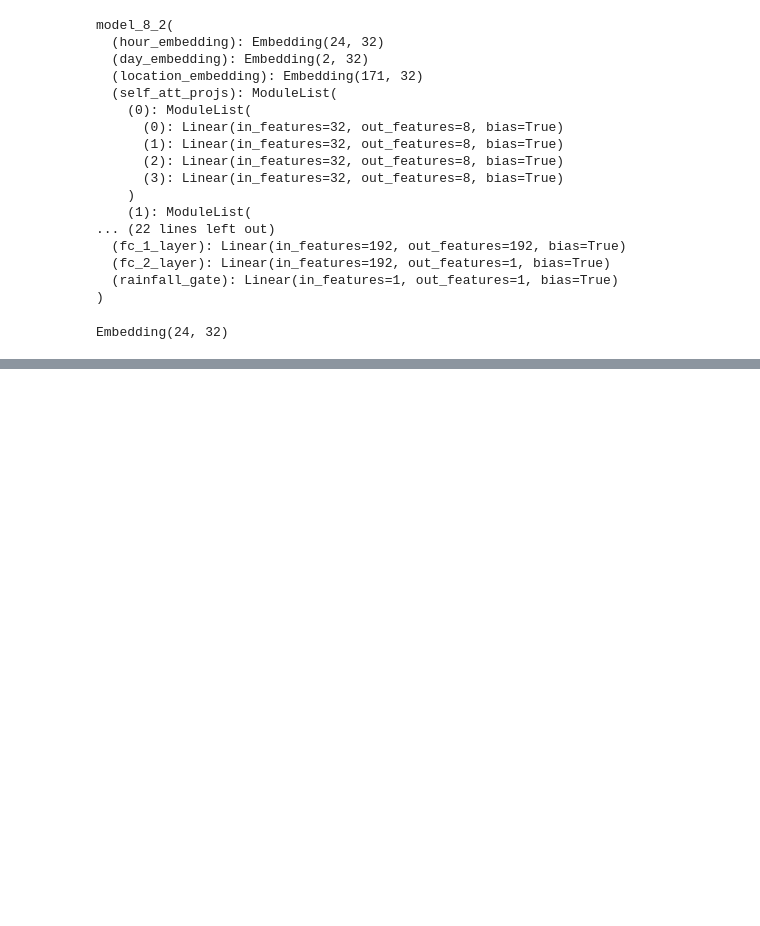
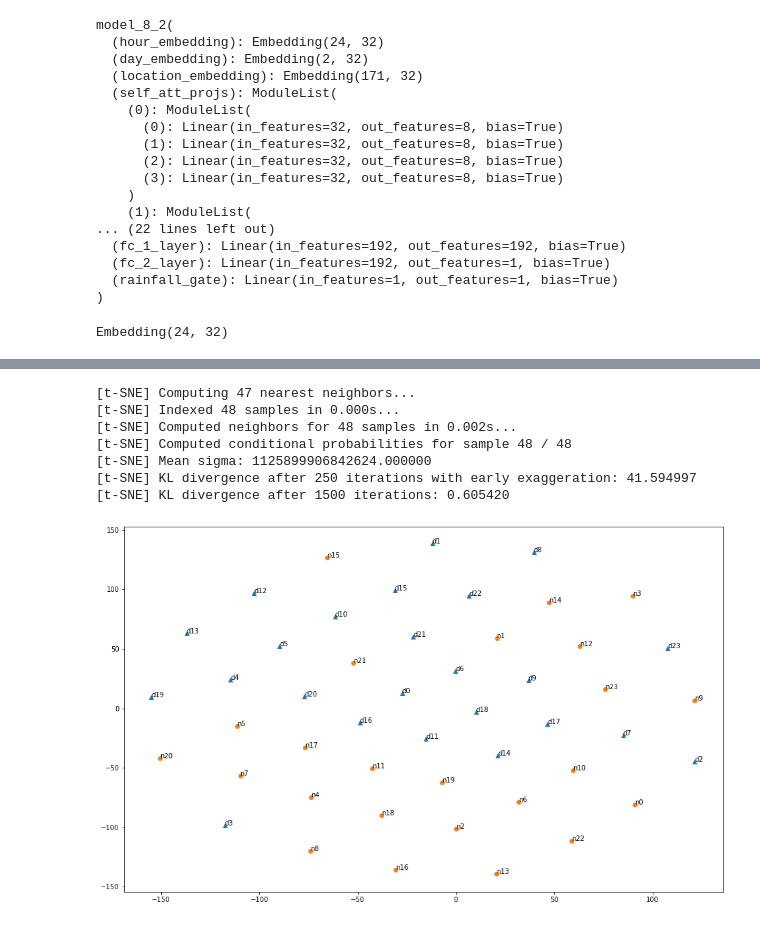
Before and after one commit to DaehanKim/bss_demand_prediction, a Jupyter notebook: dh.ipynb, the cells around one changed output, grey strips where cells are left out. Cells and saved outputs as stored; diff of their text form; code cells hidden in the pictures; blank space fills up the shorter version.

```diff
--- a/dh.ipynb
+++ b/dh.ipynb
@@ -205,0 +92,38 @@ plt.scatter(x=x, y=y)
+# %%
+h_arr = m.hour_embedding(torch.LongTensor([float(i) for i in range(24)]).cuda()).cpu().detach().numpy()
+d_arr = m.day_embedding(torch.LongTensor([float(i) for i in range(2)]).cuda()).cpu().detach().numpy()
+# %%
+def plot2(arr):
+    tsne = TSNE(n_components=2, verbose=1, perplexity=3000, n_iter=30000)
+    tsne_results = tsne.fit_transform(arr)
+    tr = tsne_results.transpose()
+    x1 = tr[0][:24]
+    y1 = tr[1][:24]
+    x2 = tr[0][24:]
+    y2 = tr[1][24:]
+
+    fig, ax = plt.subplots()
+    fig.set_size_inches(16,10)
+    ax.scatter(x=x1, y=y1, marker='^')
+    ax.scatter(x=x2, y=y2, marker='o')
+    for i in range(len(x1)):
+        ax.annotate('d'+str(i), (x1[i], y1[i]))
+        ax.annotate('n'+str(i), (x2[i], y2[i]))
+    return tsne_results
+hd_arr = np.vstack(
+    [[np.array([np.append(he, d_arr[0]) for he in h_arr])],
+    [np.array([np.append(he, d_arr[1]) for he in h_arr])]]
+)
+
+# 0~23 :
+arr = hd_arr.reshape(-1, 64)
+tnse_res = plot2(arr)
+# %% [output]
+[t-SNE] Computing 47 nearest neighbors...
+[t-SNE] Indexed 48 samples in 0.000s...
+[t-SNE] Computed neighbors for 48 samples in 0.002s...
+[t-SNE] Computed conditional probabilities for sample 48 / 48
+[t-SNE] Mean sigma: 1125899906842624.000000
+[t-SNE] KL divergence after 250 iterations with early exaggeration: 41.594997
+[t-SNE] KL divergence after 1500 iterations: 0.605420
+[figure, added]
```
Also changed, not shown: parts of 11 cells of this notebook.
